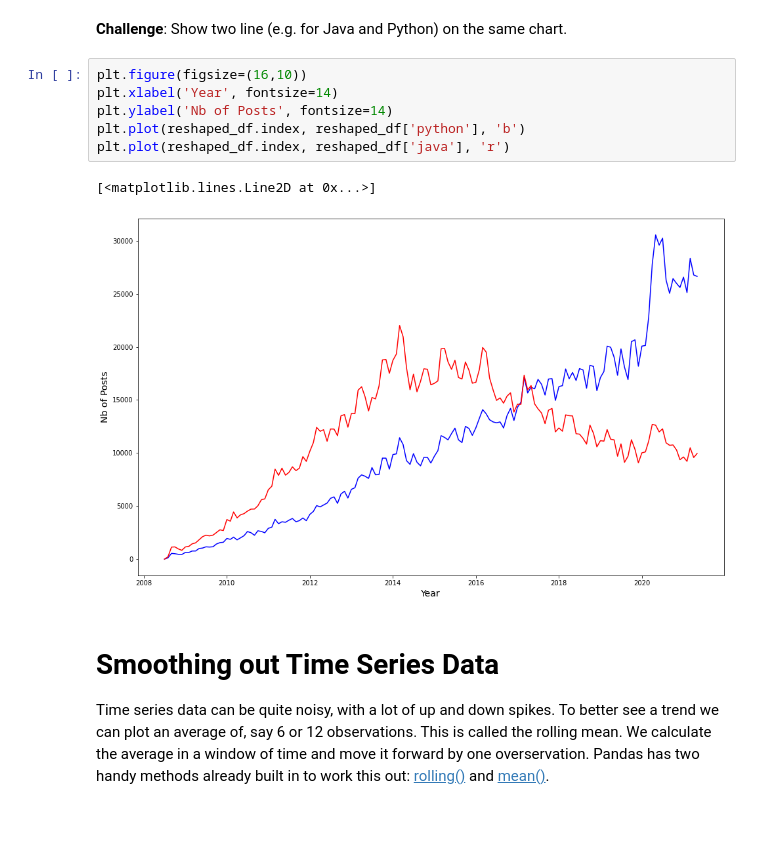
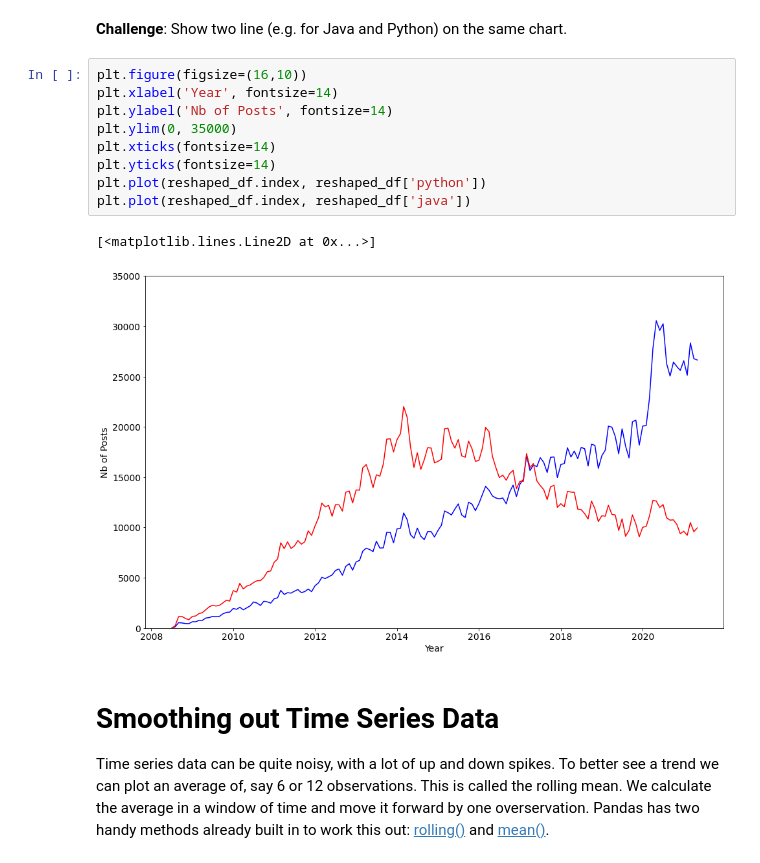
Before and after one commit to kvanst3/Backend, a Jupyter notebook: Data Science/popular language/Programming_Languages_(start).ipynb, the cells around one changed output. Saved outputs shown, nothing was run; the diff lists cells and outputs as text; blank space fills up the shorter version.

```diff
--- a/Data Science/popular language/Programming_Languages_(start).ipynb
+++ b/Data Science/popular language/Programming_Languages_(start).ipynb
@@ -184,12 +184,15 @@ plt.plot(reshaped_df.index, reshaped_df['python'], 'b')
 # %%
 plt.figure(figsize=(16,10))
 plt.xlabel('Year', fontsize=14)
 plt.ylabel('Nb of Posts', fontsize=14)
-plt.plot(reshaped_df.index, reshaped_df['python'], 'b')
-plt.plot(reshaped_df.index, reshaped_df['java'], 'r')
+plt.ylim(0, 35000)
+plt.xticks(fontsize=14)
+plt.yticks(fontsize=14)
+plt.plot(reshaped_df.index, reshaped_df['python'])
+plt.plot(reshaped_df.index, reshaped_df['java'])
 # %% [output]
 [<matplotlib.lines.Line2D at 0x...>]
-[figure, old version]
+[figure, new version]
 # %% [markdown]
 # Smoothing out Time Series Data
 
```
